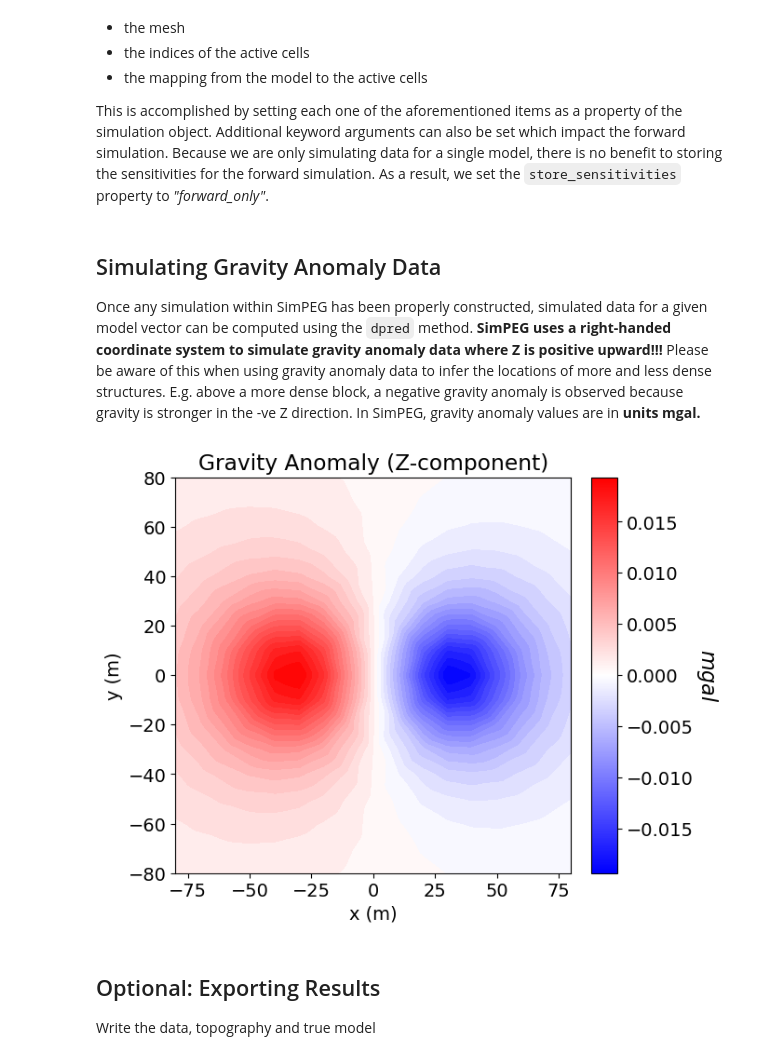
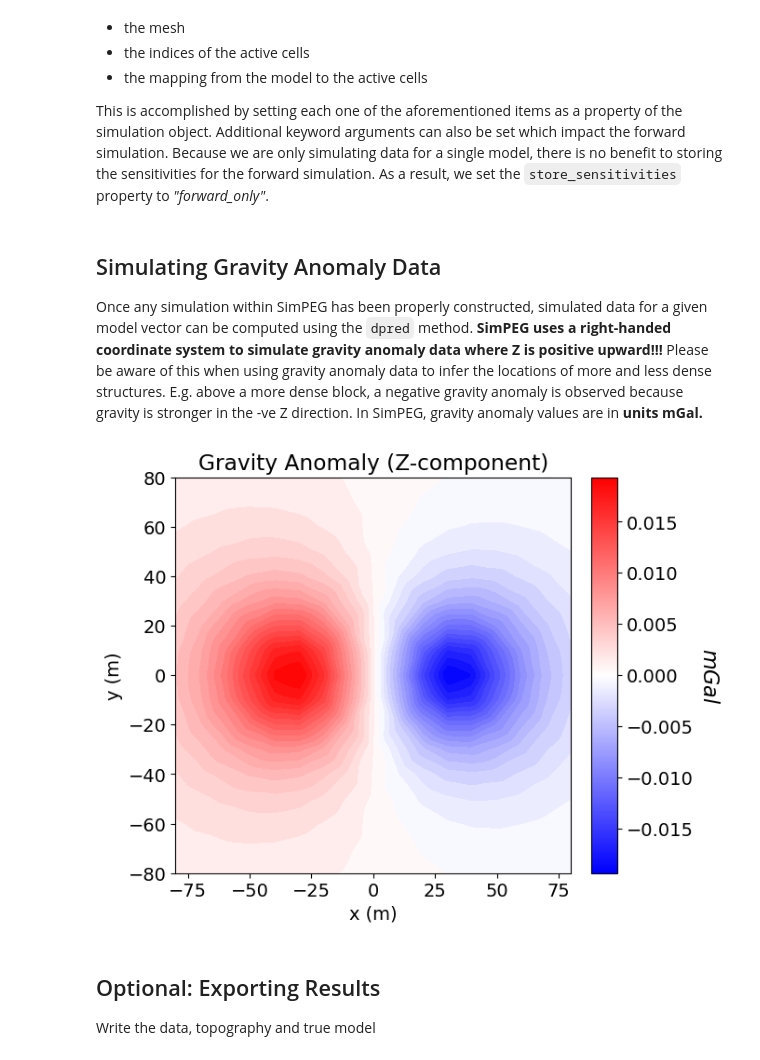
Before and after one commit to simpeg/user-tutorials, a Jupyter notebook: notebooks/03-gravity/fwd_gravity_anomaly_3d.ipynb, the cells around one changed output. Drawn from its saved outputs; the diff is of its cells as text; code cells hidden in the pictures.

```diff
--- a/notebooks/03-gravity/plot_1a_gravity_anomaly.ipynb
+++ b/notebooks/03-gravity/fwd_gravity_anomaly_3d.ipynb
@@ -265,30 +271,34 @@ simulation = gravity.simulation.Simulation3DIntegral(
 # %% [markdown]
 ## Simulating Gravity Anomaly Data
 
-Once any simulation within SimPEG has been properly constructed, simulated data for a given model vector can be computed using the ``dpred`` method. **SimPEG uses a right-handed coordinate system to simulate gravity anomaly data where Z is positive upward!!!** Please be aware of this when using gravity anomaly data to infer the locations of more and less dense structures. E.g. above a more dense block, a negative gravity anomaly is observed because gravity is stronger in the -ve Z direction. In SimPEG, gravity anomaly values are in **units mgal.**
+Once any simulation within SimPEG has been properly constructed, simulated data for a given model vector can be computed using the ``dpred`` method. **SimPEG uses a right-handed coordinate system to simulate gravity anomaly data where Z is positive upward!!!** Please be aware of this when using gravity anomaly data to infer the locations of more and less dense structures. E.g. above a more dense block, a negative gravity anomaly is observed because gravity is stronger in the -ve Z direction. In SimPEG, gravity anomaly values are in **units mGal.**
 # %%
 dpred = simulation.dpred(model)
 # %%
 fig = plt.figure(figsize=(7, 5))
+ax1 = fig.add_axes([0.1, 0.1, 0.75, 0.85])
 
-ax1 = fig.add_axes([0.1, 0.1, 0.75, 0.85])
+norm = mpl.colors.Normalize(vmin=-np.max(np.abs(dpred)), vmax=np.max(np.abs(dpred)))
 plot2Ddata(
-    receiver_list[0].locations, dpred, ax=ax1, ncontour=40, contourOpts={"cmap": "bwr"}
+    receiver_list[0].locations,
+    dpred,
+    ax=ax1,
+    ncontour=40,
+    contourOpts={"cmap": mpl.cm.bwr, "norm": norm}
 )
 ax1.set_title("Gravity Anomaly (Z-component)")
 ax1.set_xlabel("x (m)")
 ax1.set_ylabel("y (m)")
 
 ax2 = fig.add_axes([0.81, 0.1, 0.04, 0.85])
-norm = mpl.colors.Normalize(vmin=-np.max(np.abs(dpred)), vmax=np.max(np.abs(dpred)))
 cbar = mpl.colorbar.ColorbarBase(
     ax2, norm=norm, orientation="vertical", cmap=mpl.cm.bwr
 )
-cbar.set_label("$mgal$", rotation=270, labelpad=20, size=16)
+cbar.set_label("$mGal$", rotation=270, labelpad=20, size=16)
 
 plt.show()
 # %% [output]
-[figure, old version]
+[figure, new version]
 # %% [markdown]
 ## Optional: Exporting Results
 
```
Also changed, not shown: parts of 7 cells of this notebook, 11 other files.
